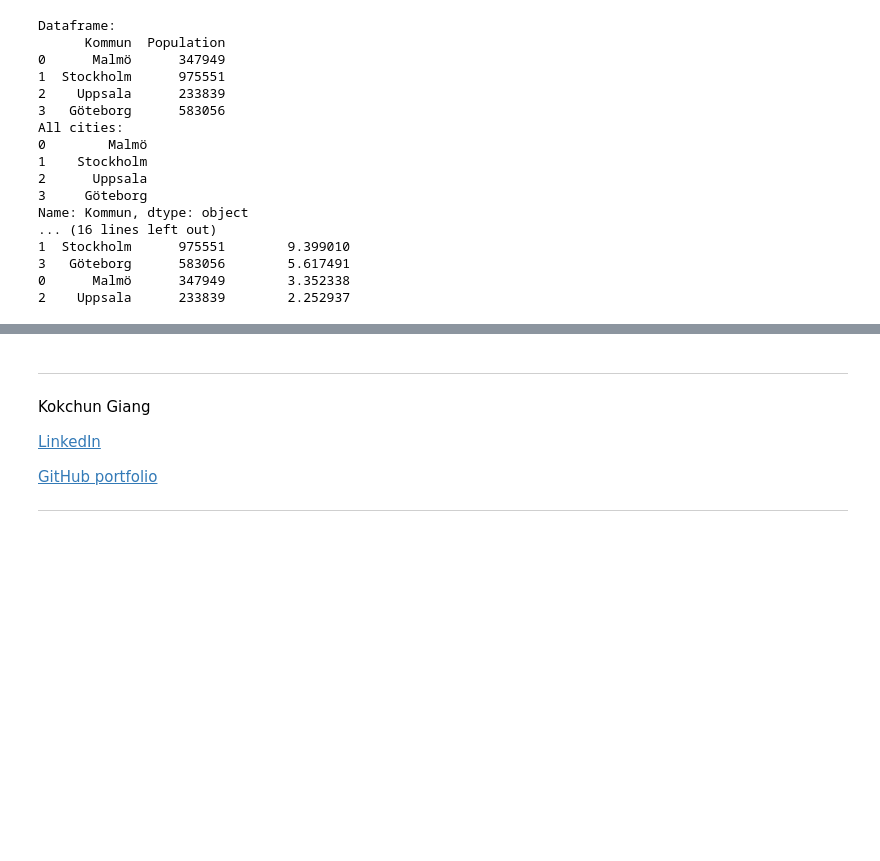
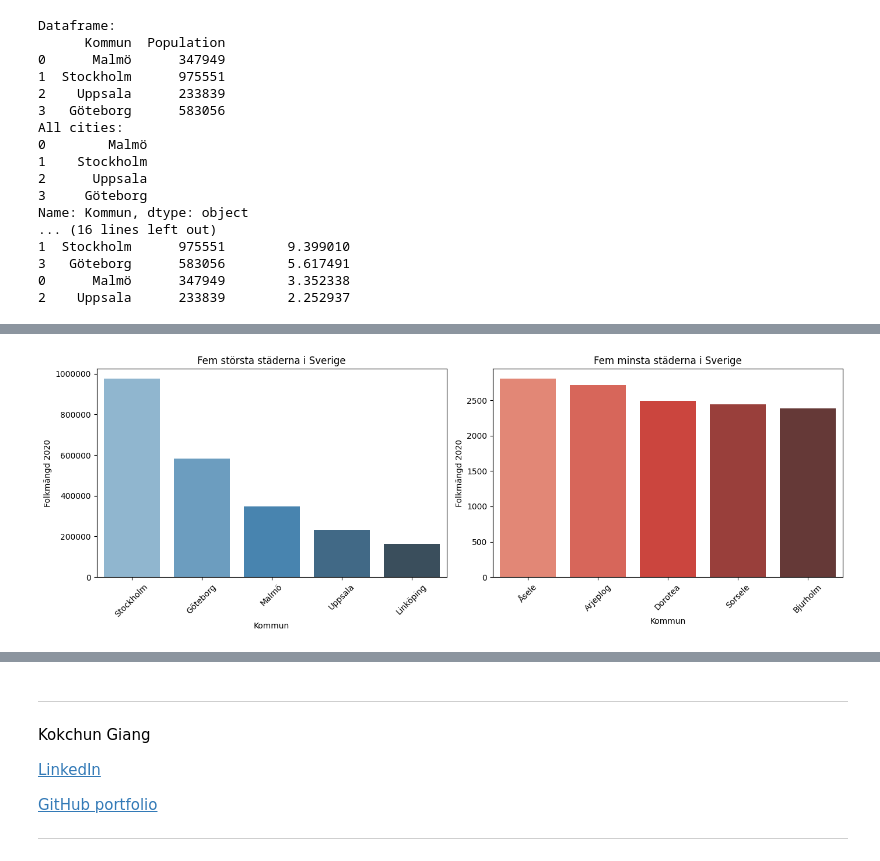
Before and after one commit to LucasZFriborg/Databehandling-Lucas-ZachauFriborg, a Jupyter notebook: Exercises/E00_pandas_basic_syntax.ipynb, the cells around one changed output, grey strips where cells are left out. Drawn from its saved outputs; the diff is of its cells as text; code cells hidden in the pictures; blank space fills up the shorter version.

```diff
--- a/Exercises/E00_pandas_basic_syntax.ipynb
+++ b/Exercises/E00_pandas_basic_syntax.ipynb
@@ -268,0 +234,85 @@ max    2019.000000  974073.000000
+# %%
+import pandas as pd
+import matplotlib.pyplot as plt
+import seaborn as sns
+
+# a)
+df = pd.read_excel(
+    'Data/komtopp50_2020.xlsx',
+    sheet_name='Totalt',        # vilket flikblad i Excel-filen som ska användas
+    header=2,                   # tredje raden i filen innehåller kolumnrubrikerna (index 2)
+    usecols='A:F')              # läser bara in kolumnerna A till F
+
+print('First rows:')
+print(f'{df.head()}\n')
+print('Information about the dataset:')
+print(f'{df.info()}\n')
+print('Summary statistics:')
+print(f'{df.describe()}\n')
+
+# b)
+df.columns = ['Rang 2020', 'Rang 2019', 'Kommun', 'Folkmängd 2020', 'Folkmängd 2019', 'Förändring']    # byter namn på kolumnerna
+df = df.dropna(subset=['Kommun'])    # tar bort alla rader där kolumnen Kommun saknar värde (NaN = Not a Number)
+df = df[df["Rang 2020"] != "Rang"]    # tar bort rader där rubrikraden upprepas mitt i datan
+
+# gör om kolumnerna till riktiga siffror (numeriska värden)
+df['Rang 2020'] = pd.to_numeric(df['Rang 2020'], errors='coerce')    # errors='coerce -> om texten inte går att omvandla så blir det NaN istället för att krascha
+df['Rang 2019'] = pd.to_numeric(df['Rang 2019'], errors='coerce')
+df['Folkmängd 2020'] = pd.to_numeric(df['Folkmängd 2020'], errors='coerce')
+df['Folkmängd 2019'] = pd.to_numeric(df['Folkmängd 2019'], errors='coerce')
+df['Förändring'] = pd.to_numeric(df['Förändring'], errors='coerce')
+
+df = df.reset_index(drop=True)    # nollställer radnumreringen (index)
+
+print('Cleaned data:')
+print(f'{df.head()}\n')
+
+# c)
+df_sorted = df.sort_values(by='Folkmängd 2020', ascending=False)
+df_sorted = df_sorted.reset_index(drop=True)
+
+print('Cities sorted by population (largest to smallest):')
+print(f'{df_sorted.head()}\n')
+
+# d)
+five_smallest = df_sorted.tail(5)
+five_smallest = five_smallest.reset_index(drop=True)
+print('The five smallest cities:')
+print(f'{five_smallest}\n')
+
+# e)
+total_2019 = df['Folkmängd 2019'].sum()
+total_2020 = df['Folkmängd 2020'].sum()
+print(f'Sveriges totala folkmängd 2019: {total_2019:,.0f}')    # :,.0f gör att talet skrivs med tusentalsavgränsning och utan decimaler
+print(f'Sveriges totala folkmängd 2020: {total_2020:,.0f}\n')
+
+# f)
+five_largest = df_sorted.head(5)
+five_smallest = df_sorted.tail(5)
+
+# Skapa subplots – 1 rad (bredvid varandra), 2 kolumner (två subplots)
+fig, axes = plt.subplots(1, 2, figsize=(14, 5))    # axes är en lista med två ax-objekt: axes[0] och axes[1].
+
+# Skapar ett stapeldiagram med Seaborn.
+sns.barplot(
+    data=five_largest,    # anger vilken tabell som används
+    x='Kommun',           # x och y anger vilka kolumner som ska användas
+    y='Folkmängd 2020',
+    palette='Blues_d',
+    ax=axes[0])           # betyder att detta ska ritas i vänstra subploten
+
+axes[0].set_title('Fem största städerna i Sverige')
+axes[0].set_xlabel('Kommun')
+axes[0].set_ylabel('Folkmängd 2020')
+axes[0].tick_params(axis='x', rotation=45)    # rotation=45 roterar stadnamnen så de inte krockar
+axes[0].ticklabel_format(style='plain', axis='y')    # gör så att y-axeln visar t.ex. 1000000 istället för 1e6
+
+sns.barplot(data=five_smallest, x='Kommun', y='Folkmängd 2020', palette='Reds_d', ax=axes[1])
+axes[1].set_title('Fem minsta städerna i Sverige')
+axes[1].set_xlabel('Kommun')
+axes[1].set_ylabel('Folkmängd 2020')
+axes[1].tick_params(axis='x', rotation=45)
+
+plt.tight_layout()    # gör så att titlar/etiketter inte krockar
+plt.show()
+# %% [output]
@@ -269,3 +343,4 @@ max    2019.000000  974073.000000
+[figure, added]
 # %% [markdown]
 ---
 
```
Also changed, not shown: parts of 3 cells of this notebook.
